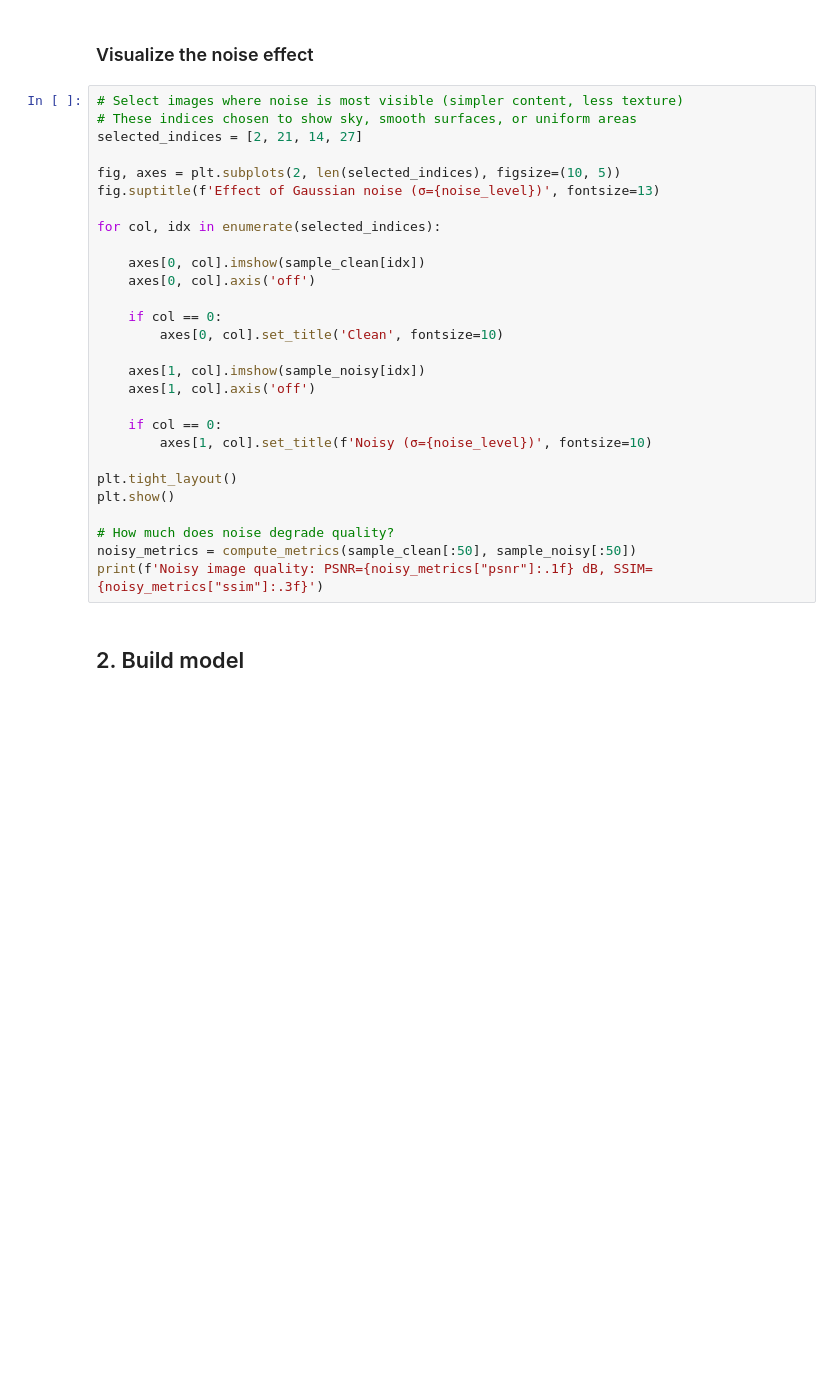
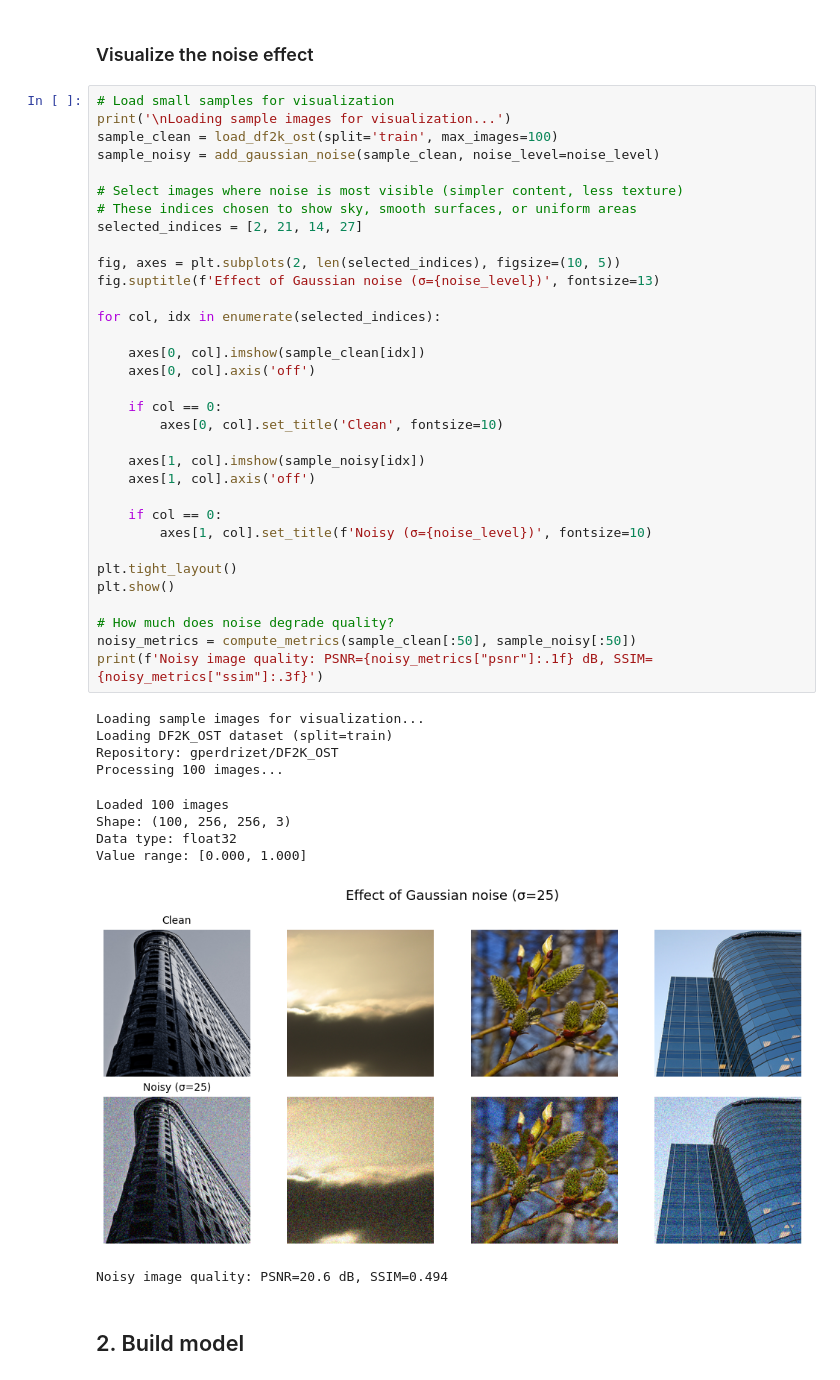
Before and after one commit to gperdrizet/autoencoders, a Jupyter notebook: notebooks/02-denoising.ipynb, the cells around one changed output. Cells and saved outputs as stored; diff of their text form; blank space fills up the shorter version.

```diff
--- a/notebooks/02-denoising.ipynb
+++ b/notebooks/02-denoising.ipynb
@@ -100,33 +152,49 @@ sample_noisy = add_gaussian_noise(sample_clean, noise_level=noise_level)
 # %% [markdown]
 ### Visualize the noise effect
 # %%
+# Load small samples for visualization
+print('\nLoading sample images for visualization...')
+sample_clean = load_df2k_ost(split='train', max_images=100)
+sample_noisy = add_gaussian_noise(sample_clean, noise_level=noise_level)
+
 # Select images where noise is most visible (simpler content, less texture)
 # These indices chosen to show sky, smooth surfaces, or uniform areas
 selected_indices = [2, 21, 14, 27]
 
 fig, axes = plt.subplots(2, len(selected_indices), figsize=(10, 5))
 fig.suptitle(f'Effect of Gaussian noise (σ={noise_level})', fontsize=13)
 
 for col, idx in enumerate(selected_indices):
 
     axes[0, col].imshow(sample_clean[idx])
     axes[0, col].axis('off')
 
     if col == 0:
         axes[0, col].set_title('Clean', fontsize=10)
 
     axes[1, col].imshow(sample_noisy[idx])
     axes[1, col].axis('off')
 
     if col == 0:
         axes[1, col].set_title(f'Noisy (σ={noise_level})', fontsize=10)
 
 plt.tight_layout()
 plt.show()
 
 # How much does noise degrade quality?
 noisy_metrics = compute_metrics(sample_clean[:50], sample_noisy[:50])
 print(f'Noisy image quality: PSNR={noisy_metrics["psnr"]:.1f} dB, SSIM={noisy_metrics["ssim"]:.3f}')
+# %% [output]
+Loading sample images for visualization...
+Loading DF2K_OST dataset (split=train)
+Repository: gperdrizet/DF2K_OST
+Processing 100 images...
+Loaded 100 images
+Shape: (100, 256, 256, 3)
+Data type: float32
+Value range: [0.000, 1.000]
+[figure, added]
+Noisy image quality: PSNR=20.6 dB, SSIM=0.494
 # %% [markdown]
 ## 2. Build model
 # %%
```
Also changed, not shown: parts of 15 cells of this notebook, 46 other files.
